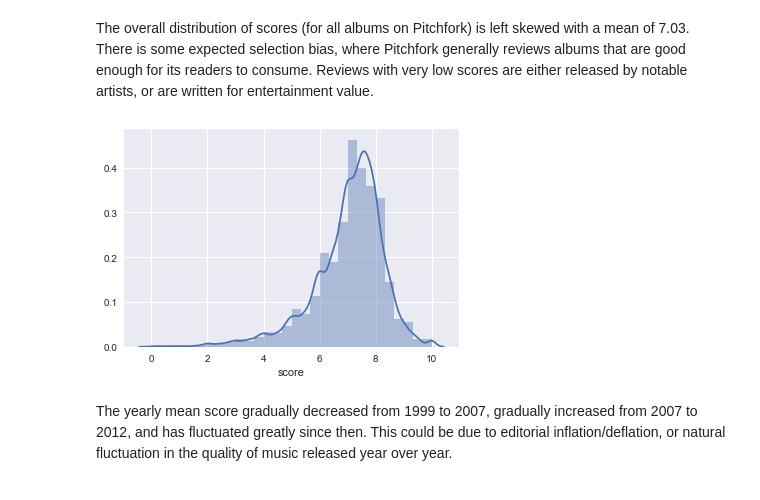
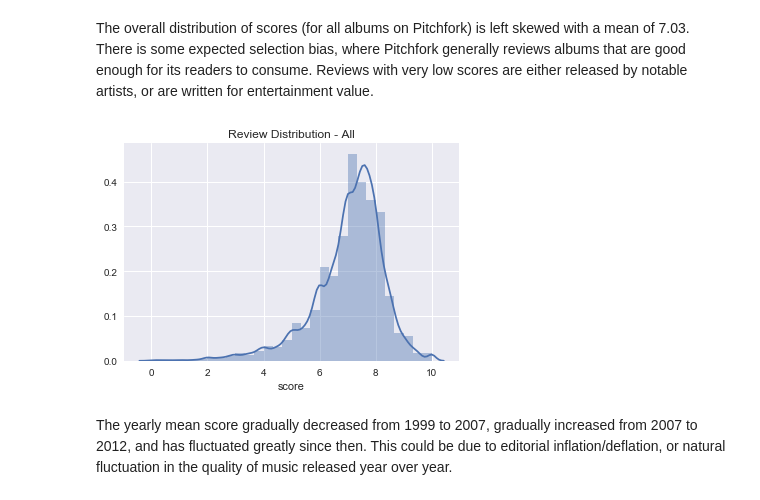
Before and after one commit to andrewjbashford/GalvanizeCapstone, a Jupyter notebook: EDA.ipynb, the cells around one changed output. Drawn from its saved outputs; the diff is of its cells as text; code cells hidden in the pictures.

Commit message:
added labels to charts

```diff
--- a/EDA.ipynb
+++ b/EDA.ipynb
@@ -101,10 +101,13 @@ df.head()
 The overall distribution of scores (for all albums on Pitchfork) is left skewed with a mean of 7.03. There is some expected selection bias, where Pitchfork generally reviews albums that are good enough for its readers to consume. Reviews with very low scores are either released by notable artists, or are written for entertainment value.
 # %%
 sns.distplot(df['score'], bins=30)
+plt.title("Review Distribution - All")
+
 plt.show()
+
 print "Overall Mean:", df['score'].mean()
 # %% [output]
-[figure, old version]
+[figure, new version]
 # %% [markdown]
 The yearly mean score gradually decreased from 1999 to 2007, gradually increased from 2007 to 2012, and has fluctuated greatly since then. This could be due to editorial inflation/deflation, or natural fluctuation in the quality of music released year over year.
 # %%
```
Also changed, not shown: parts of 6 cells of this notebook.
